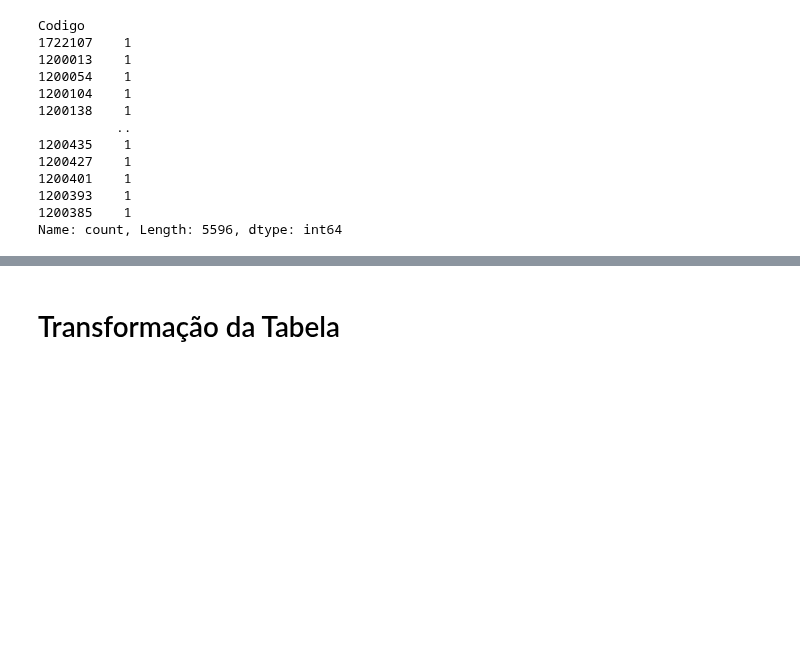
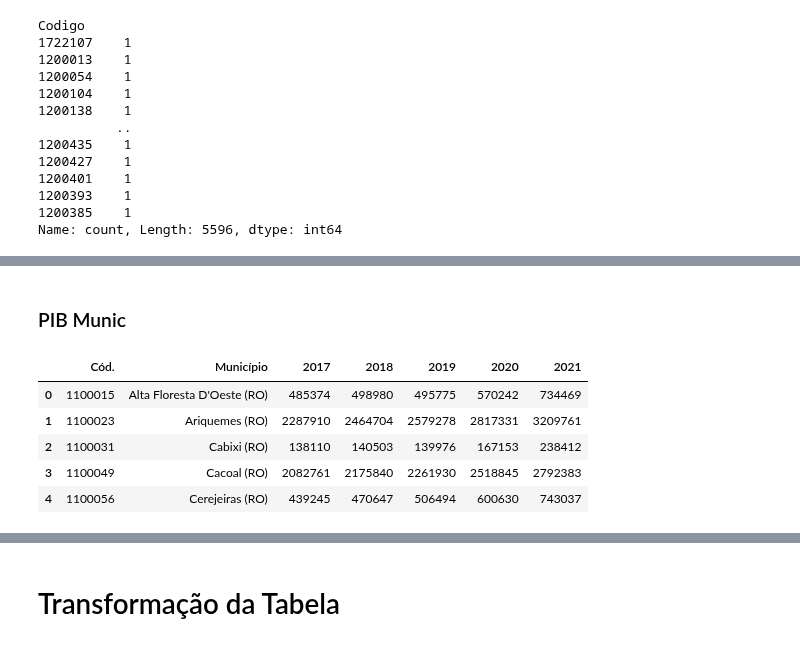
Before and after one commit to AHChaves/IC-InSAN, a Jupyter notebook: integracao.ipynb, the cells around one changed output, grey strips where cells are left out. Saved outputs shown, nothing was run; the diff lists cells and outputs as text; code cells hidden in the pictures; blank space fills up the shorter version.

```diff
--- a/integracao.ipynb
+++ b/integracao.ipynb
@@ -170,0 +155,11 @@ arroz[arroz['Município']== 'Bom Jesus']
+# %% [markdown]
+### PIB Munic
+# %%
+pib_Munic.head()
+# %% [output]
+|  | Cód. | Município | 2017 | 2018 | 2019 | 2020 | 2021 |
+| 0 | 1100015 | Alta Floresta D'Oeste (RO) | 485374 | 498980 | 495775 | 570242 | 734469 |
+| 1 | 1100023 | Ariquemes (RO) | 2287910 | 2464704 | 2579278 | 2817331 | 3209761 |
+| 2 | 1100031 | Cabixi (RO) | 138110 | 140503 | 139976 | 167153 | 238412 |
+| 3 | 1100049 | Cacoal (RO) | 2082761 | 2175840 | 2261930 | 2518845 | 2792383 |
+| 4 | 1100056 | Cerejeiras (RO) | 439245 | 470647 | 506494 | 600630 | 743037 |
```
Also changed, not shown: parts of 34 cells of this notebook, 1 other file.
